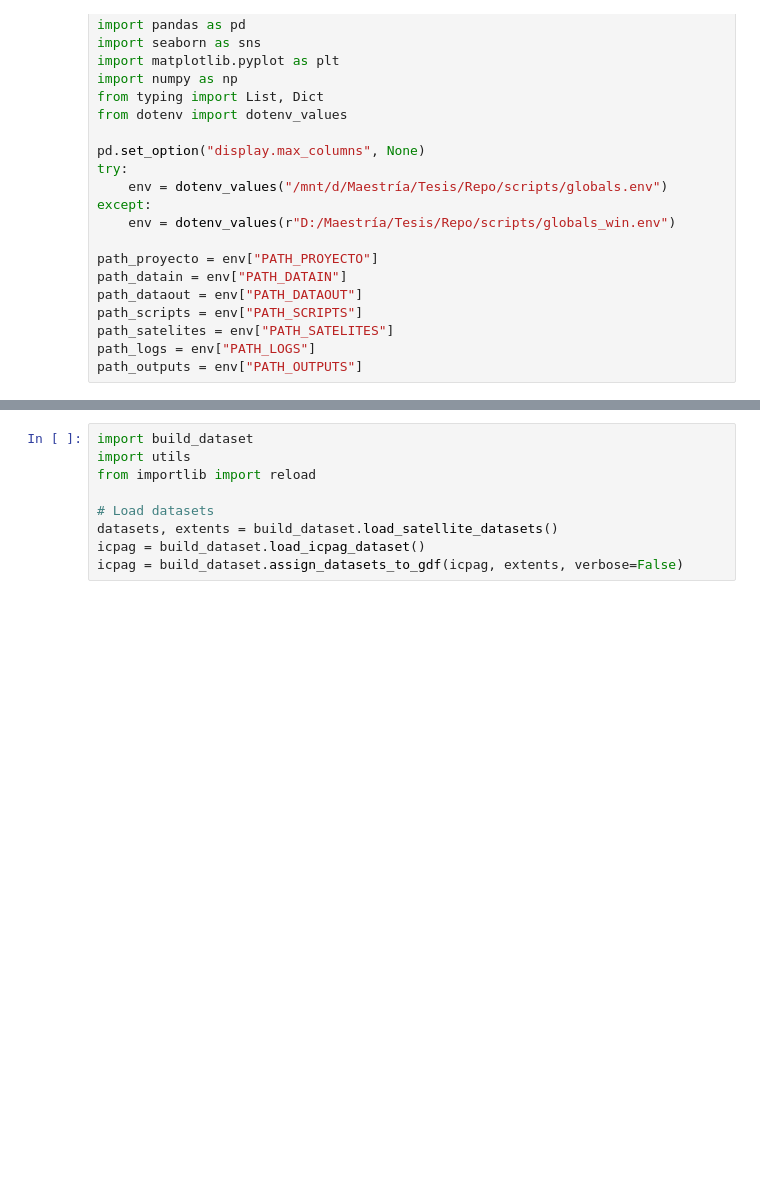
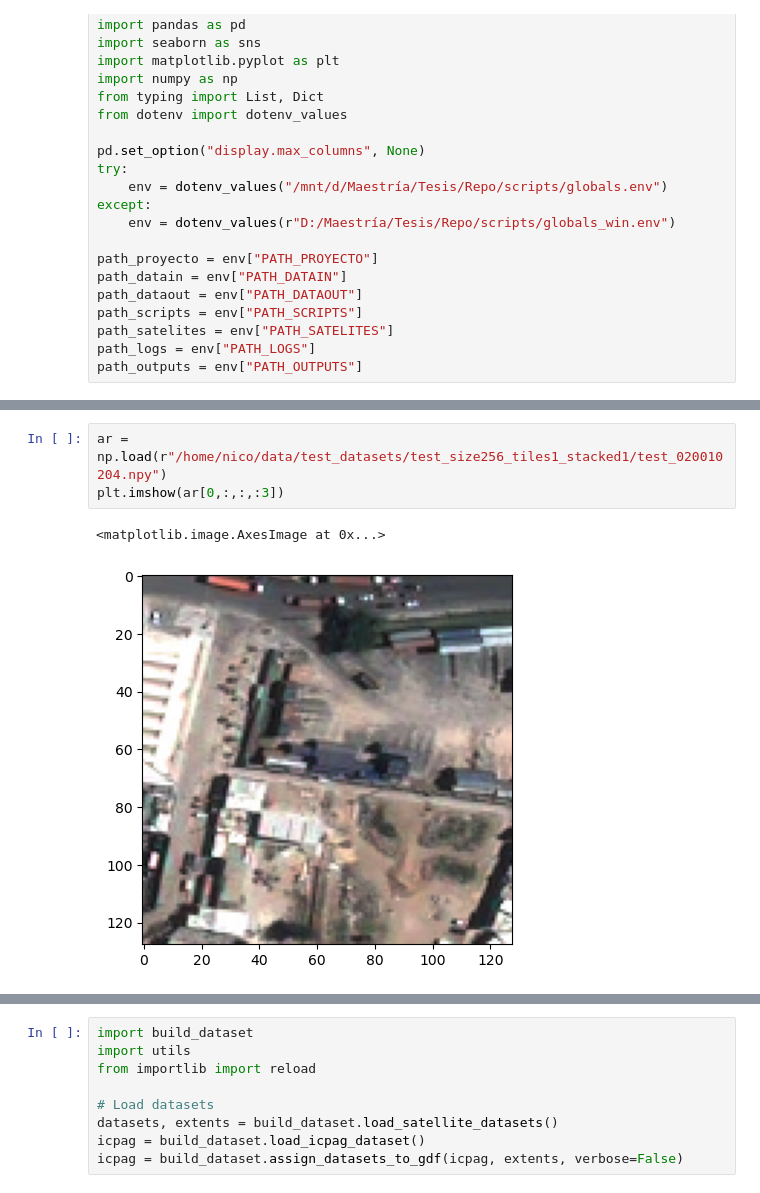
Before and after one commit to Queeno11/Satellite-Imagery-Income-Prediction, a Jupyter notebook: scripts/debug.ipynb, the cells around one changed output, grey strips where cells are left out. Saved outputs shown, nothing was run; the diff lists cells and outputs as text; blank space fills up the shorter version.

```diff
--- a/scripts/debug.ipynb
+++ b/scripts/debug.ipynb
@@ -25,0 +80,6 @@ path_outputs = env["PATH_OUTPUTS"]
+# %%
+ar = np.load(r"/home/nico/data/test_datasets/test_size256_tiles1_stacked1/test_020010204.npy")
+plt.imshow(ar[0,:,:,:3])
+# %% [output]
+<matplotlib.image.AxesImage at 0x...>
+[figure, added]
```
Also changed, not shown: parts of 33 cells of this notebook, 5 other files.
